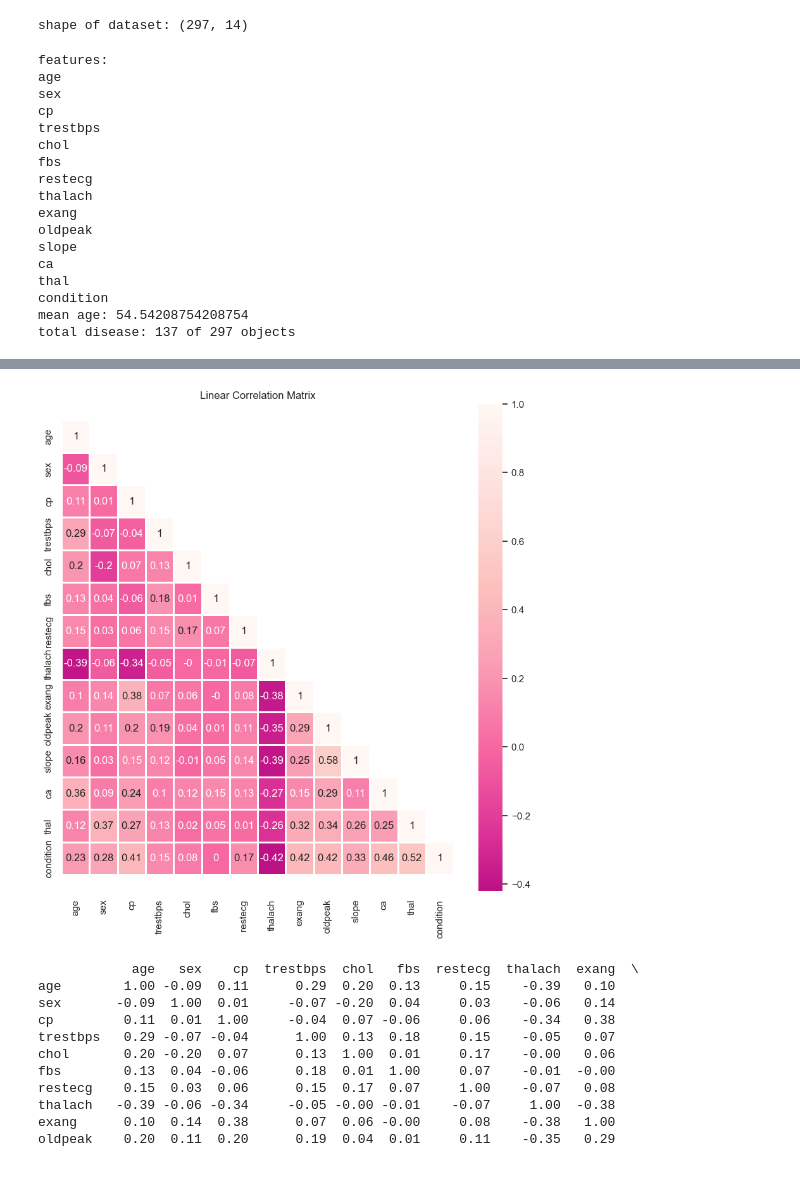
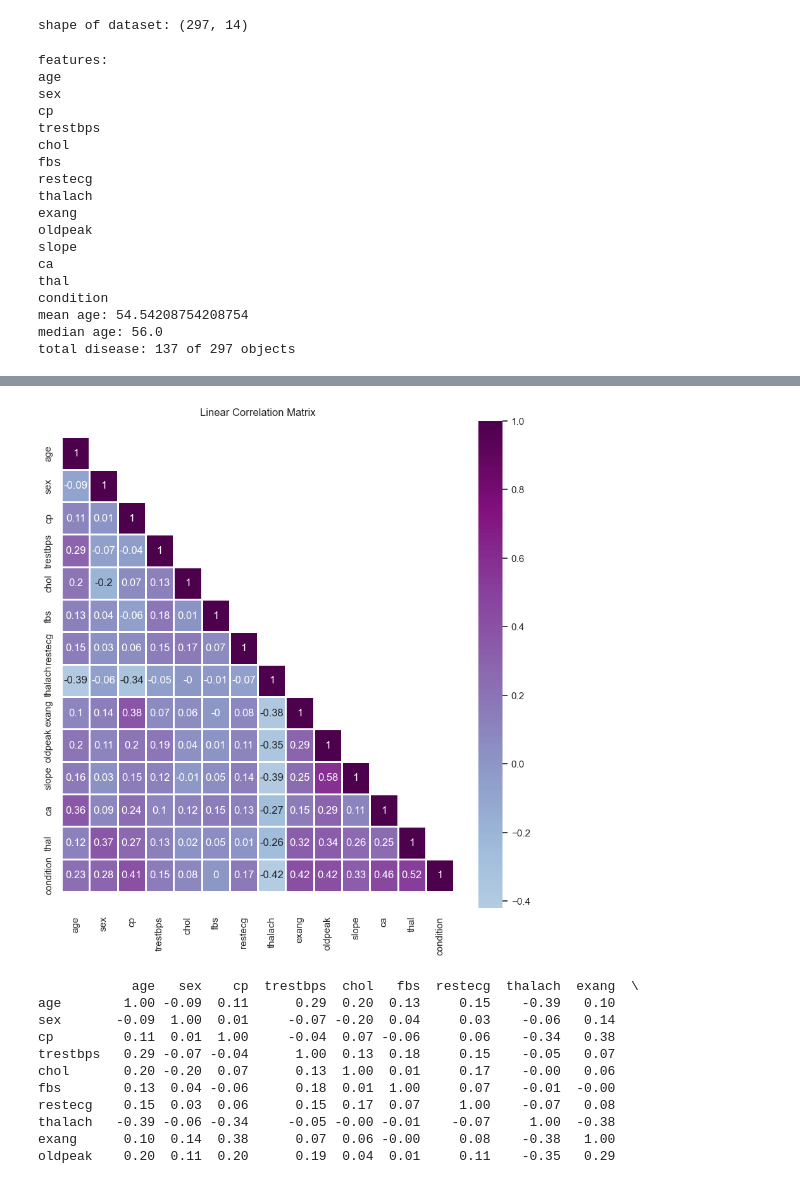
Before and after one commit to made-mlops-2022/artem_snadin, a Jupyter notebook: homework1/notebooks/dataset_analysis.ipynb, the cells around one changed output, grey strips where cells are left out. Drawn from its saved outputs; the diff is of its cells as text; code cells hidden in the pictures.

```diff
--- a/homework1/notebooks/dataset_analysis.ipynb
+++ b/homework1/notebooks/dataset_analysis.ipynb
@@ -52,6 +53,7 @@ print("features:")
 for f in features:
     print(f)
 print(f"mean age: {mean_age}")
+print(f"median age: {median_age}")
 print(f"total disease: {total_disease} of {total_objects} objects")
 # %% [output]
 features:
@@ -70,6 +72,7 @@ ca
 thal
 condition
 mean age: 54.54208754208754
+median age: 56.0
 total disease: 137 of 297 objects
 # %%
 print("Description of the dataset:")
@@ -88,21 +91,21 @@ Description of the dataset:
 # %%
 def corrMat(data, id=False):
     corr_mat = data.corr().round(2)
     fig, axes = plt.subplots(figsize=(10,10))
     mask = np.triu(np.ones_like(corr_mat, dtype=np.bool_))
     for i in range(mask.shape[0]):
         mask[i,i] = False
     sns.set(style='whitegrid')
     sns.heatmap(corr_mat,center=0,mask=mask,
-                cmap='RdPu_r',lw=2,annot=True,cbar=True)
+                cmap='BuPu',lw=2,annot=True,cbar=True)
     bottom, top = axes.get_ylim()
     axes.set_ylim(bottom + 0.5, top - 0.5)
     axes.set_title('Linear Correlation Matrix')
     return corr_mat
 
 corr_mat = corrMat(data)
 # %% [output]
-[figure, old version]
+[figure, new version]
 # %%
 print(corr_mat)
 # %% [output]
```
Also changed, not shown: parts of 1 cell of this notebook, 17 other files.
